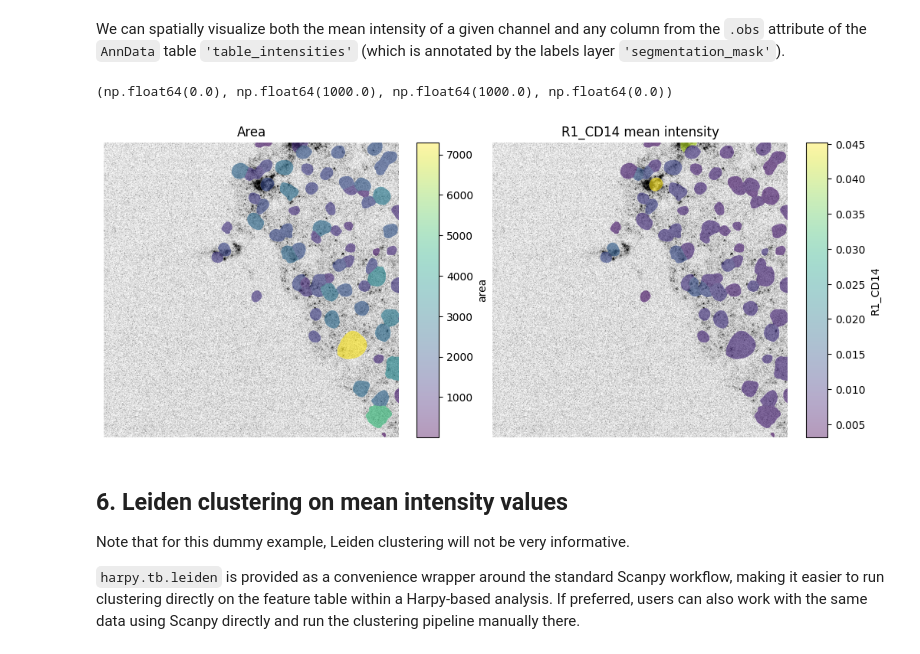
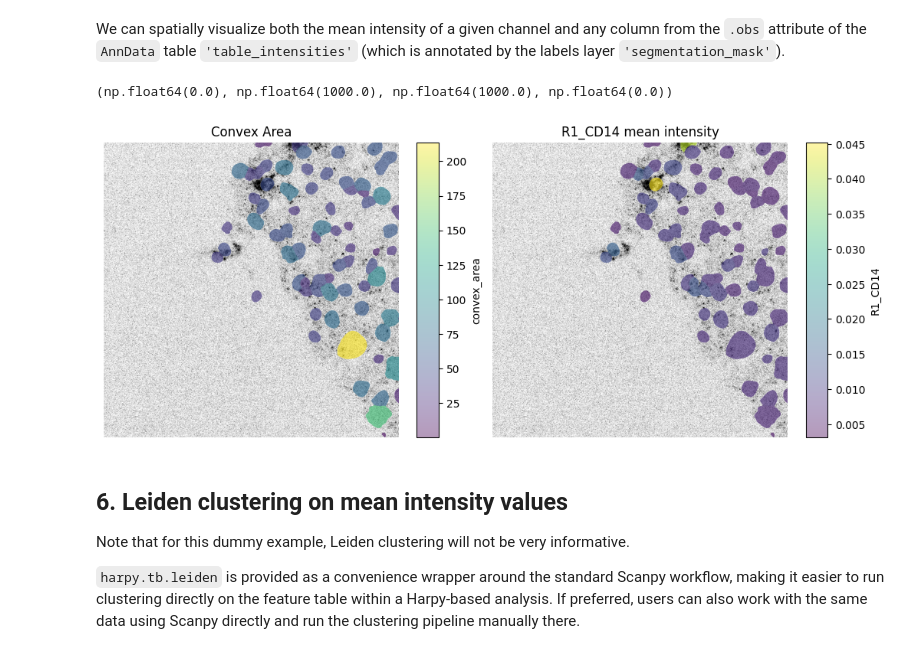
Before and after one commit to vibspatial/harpy_notebooks, a Jupyter notebook: general/Harpy_feature_calculation.ipynb, the cells around one changed output. Saved outputs shown, nothing was run; the diff lists cells and outputs as text; code cells hidden in the pictures.

```diff
--- a/general/Harpy_feature_calculation.ipynb
+++ b/general/Harpy_feature_calculation.ipynb
@@ -12,6 +12,7 @@ import harpy as hp
 The example dataset for this notebook will be downloaded and cached using `pooch` via `harpy.dataset.registry`. The dataset is a small subset of a larger dataset that was generated using the MACSima platform.
 # %%
 sdata = hp.datasets.macsima_example()
+microns_per_pixel = 0.17
 sdata
 # %% [output]
 WARNING  Module 'bioio' is not installed. Install it with `pip install bioio` to use `harpy.io.macsima`.
@@ -228,8 +248,8 @@ sdata = hp.im.normalize(
     sdata,
     img_layer="HumanLiverH35",
     output_layer="HumanLiverH35_normalized_image",
-    q_min=5,
-    q_max=95,
+    p_min=5,
+    p_max=95,
     overwrite=True,
 )
 sdata
@@ -342,13 +362,19 @@ display(sdata["table_intensities"].obs.head())
 # %% [markdown]
 We also can extract geometric and morphological information based on the shape of the cells and append it as extra observations to our table. This can be useful to distinguish between different cell types. For example, we can calculate the area of the cell, the perimeter, the eccentricity, the solidity, the major and minor axis.
 # %%
-sdata = hp.tb.add_regionprop_features(
+sdata = hp.tb.add_regionprops(
     sdata,
     labels_layer="segmentation_mask",
     table_layer="table_intensities",
     output_layer="table_intensities",
-    properties=["area", "perimeter", "eccentricity"],
+    properties=["perimeter", "eccentricity", "convex_area"],
     overwrite=True,
 )
-sdata["table_intensities"]
+sdata["table_intensities"].obs["perimeter"] = (
+    sdata["table_intensities"].obs["perimeter"] * microns_per_pixel
+)
+sdata["table_intensities"].obs["convex_area"] = (
+    sdata["table_intensities"].obs["convex_area"] * microns_per_pixel**2
+)
+sdata["table_intensities"].obs[["perimeter", "eccentricity", "convex_area"]].head()
 # %% [output]
@@ -434,9 +423,9 @@ render_images_kwargs = {"cmap": "binary", "norm": norm, "colorbar": False}
 render_labels_kwargs = {"fill_alpha": 0.6, "outline_alpha": 0.4}
 
 # color by area
-color = "area"
+color = "convex_area"
 show_kwargs = {
-    "title": "Area",
+    "title": "Convex Area",
     "colorbar": True,
 }
 ax = hp.pl.plot_sdata(
@@ -445,34 +434,34 @@ ax = hp.pl.plot_sdata(
     channel=channel,
     labels_layer="segmentation_mask",
     table_layer="table_intensities",
     color=color,
     render_images_kwargs=render_images_kwargs,
     show_kwargs=show_kwargs,
     ax=axes[0],
 )
 ax.axis("off")
 
 # color by mean intensity
 color = channel
 show_kwargs = {
     "title": f"{color} mean intensity",
     "colorbar": True,
 }
 ax = hp.pl.plot_sdata(
     sdata,
     img_layer="HumanLiverH35",
     channel=channel,
     labels_layer="segmentation_mask",
     table_layer="table_intensities",
     color=color,
     render_images_kwargs=render_images_kwargs,
     show_kwargs=show_kwargs,
     ax=axes[1],
 )
 ax.axis("off")
 # %% [output]
 (np.float64(0.0), np.float64(1000.0), np.float64(1000.0), np.float64(0.0))
-[figure, old version]
+[figure, new version]
 # %% [markdown]
 ## 6. Leiden clustering on mean intensity values
 
```
Also changed, not shown: parts of 15 cells of this notebook.
